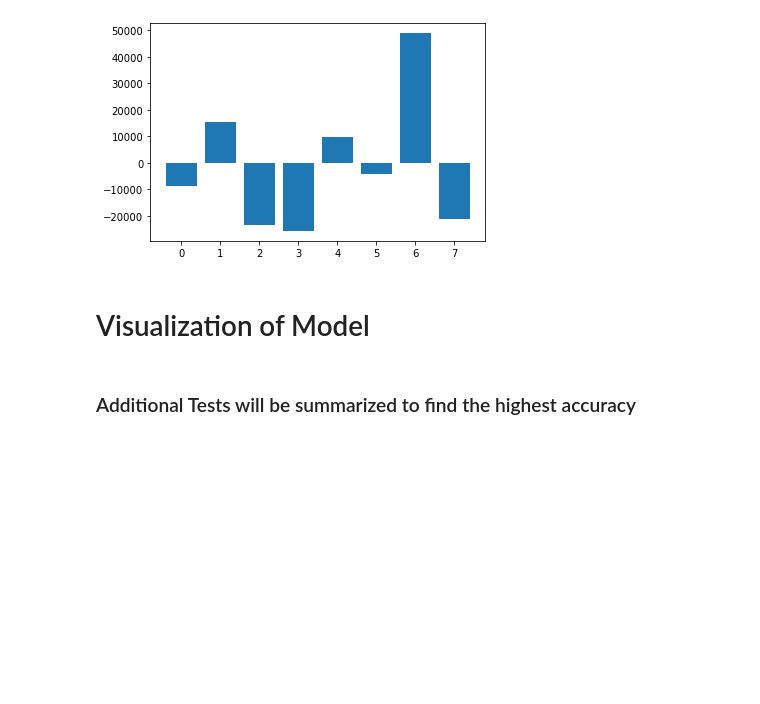
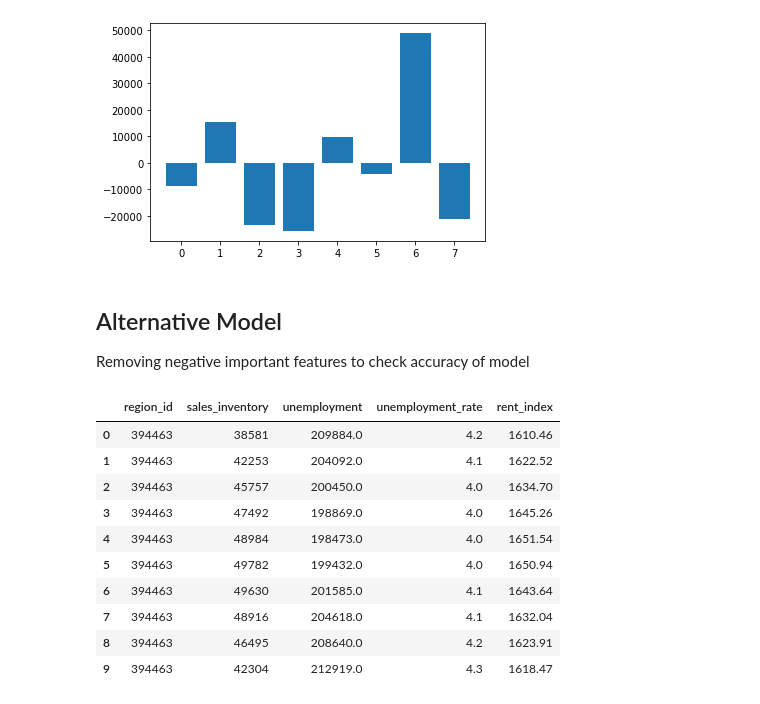
Before and after one commit to NortonAAA/Team_D_Final_Project, a Jupyter notebook: Machine_model/housing_model.ipynb, the cells around one changed output. Saved outputs shown, nothing was run; the diff lists cells and outputs as text; code cells hidden in the pictures; blank space fills up the shorter version.

```diff
--- a/Machine_model/housing_model.ipynb
+++ b/Machine_model/housing_model.ipynb
@@ -172,5 +172,3 @@ pyplot.bar([x for x in range(len(importances))], importances)
 pyplot.show()
 # %% [output]
 [figure]
-# %% [markdown]
-# Visualization of Model
@@ -184,2 +175,22 @@ plt.show()
-# %% [markdown]
-### Additional Tests will be summarized to find the highest accuracy
+# %% [markdown]
+## Alternative Model
+Removing negative important features to check accuracy of model
+# %%
+# Remove Features 2, 3, 7 which are:
+# civilian_labor_force, employment, and sales count
+# Create our features
+y = housing_data_cleaned["med_house_price"]
+X = housing_data_cleaned.drop(columns=["med_house_price","region_desc","week","civilian_labor_force","employment","sales_count"]) # TBD based on factors to pull in
+X.head(10) #Confirm Out has med_house_price dropped? =Yes
+# %% [output]
+|  | region_id | sales_inventory | unemployment | unemployment_rate | rent_index |
+| 0 | 394463 | 38581 | 209884.0 | 4.2 | 1610.46 |
+| 1 | 394463 | 42253 | 204092.0 | 4.1 | 1622.52 |
+| 2 | 394463 | 45757 | 200450.0 | 4.0 | 1634.70 |
+| 3 | 394463 | 47492 | 198869.0 | 4.0 | 1645.26 |
+| 4 | 394463 | 48984 | 198473.0 | 4.0 | 1651.54 |
+| 5 | 394463 | 49782 | 199432.0 | 4.0 | 1650.94 |
+| 6 | 394463 | 49630 | 201585.0 | 4.1 | 1643.64 |
+| 7 | 394463 | 48916 | 204618.0 | 4.1 | 1632.04 |
+| 8 | 394463 | 46495 | 208640.0 | 4.2 | 1623.91 |
+| 9 | 394463 | 42304 | 212919.0 | 4.3 | 1618.47 |
```
Also changed, not shown: parts of 13 cells of this notebook.
